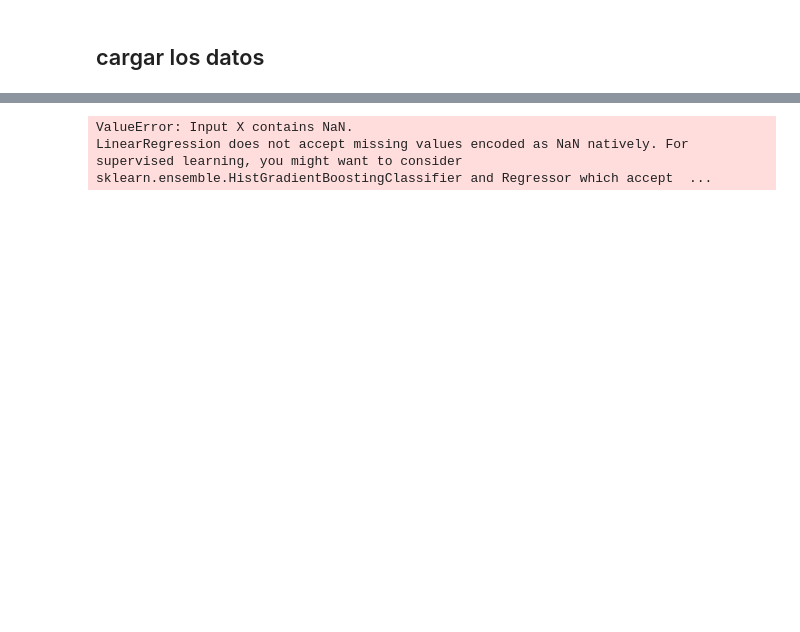
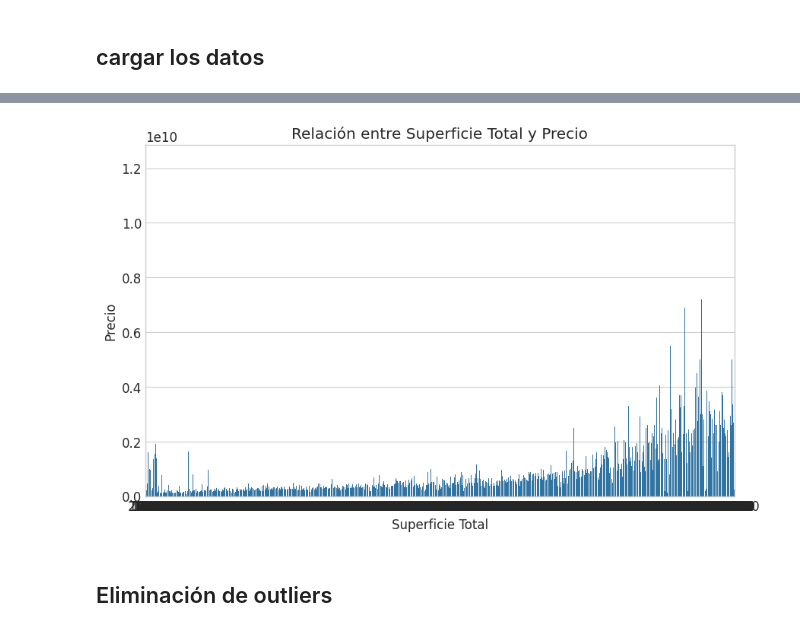
Before and after one commit to andresgonzalezrpo/habidata, a Jupyter notebook: proyecto.ipynb, the cells around one changed output, grey strips where cells are left out. Cells and saved outputs as stored; diff of their text form; code cells hidden in the pictures; blank space fills up the shorter version.

Commit message:
analisis de modelos

```diff
--- a/proyecto.ipynb
+++ b/proyecto.ipynb
@@ -39,3 +60,6 @@ df.head()
 | 2 | Propiedad | 2020-10-07 | 2021-01-19 | 2020-10-07 | 6.129877 | -75.377835 | 3.900000e+08 | VENTA CASA INDEPENDIENTE EN RIONE... | 4 alcobas, 3 baños, estudio, coci... | ... |
 | 3 | Propiedad | 2020-10-07 | 2021-07-23 | 2020-10-07 | 6.344035 | -75.540817 | 3.150000e+08 | Casa Unifamiliar En Conjunto, Bel... | Uno de los sectores de mayor desa... | ... |
 | 4 | Propiedad | 2020-10-07 | 2021-04-21 | 2020-10-07 | 6.177846 | -75.570831 | 1.400000e+09 | Hermosa casa en venta Envigado Be... | Hermosa casa en con dos niveles y... | ... |
+# %%
+data = df.dropna(subset=['created_on', 'price', 'surface_total_final', 'bedrooms_final', 'bathrooms_final', 'l3_final', 'l4_final'])
+data.info()
@@ -60,29 +97,12 @@ plt.show()
-# %%
-from sklearn.linear_model import LinearRegression
-from sklearn.metrics import mean_squared_error
-from sklearn.model_selection import train_test_split
-
-# División de los datos en conjuntos de entrenamiento y prueba
-
-X = df.drop(columns=['price','ad_type','created_on','start_date','end_date','l3_final','l4_final','lat','lon','title',
-                     'description','property_type','operation_type'])
-y = df['price']
-X_train, X_test, y_train, y_test = train_test_split(X, y, test_size=0.2, random_state=42)
-
-# Entrenamiento del modelo
-model = LinearRegression()
-model.fit(X_train, y_train)
-
-# Predicción
-y_pred = model.predict(X_test)
-
-# Evaluación del modelo
-mse = mean_squared_error(y_test, y_pred)
-print(f'Error cuadrático medio: {mse}')
-
-# r^2
-r2=model.score(X_test, y_test)
-print(f'r^2: {r2}')
-# %% [output]
-ValueError: Input X contains NaN.
-LinearRegression does not accept missing values encoded as NaN natively. For supervised learning, you might want to consider sklearn.ensemble.HistGradientBoostingClassifier and Regressor which accept  ...
+# %%
+# Relación entre superficie total y precio
+plt.figure(figsize=(10, 6))
+sns.barplot(x='surface_total_final', y='price', data=data, ci=None)
+plt.title('Relación entre Superficie Total y Precio')
+plt.xlabel('Superficie Total')
+plt.ylabel('Precio')
+plt.savefig('relacion_precio.png', dpi=300, bbox_inches='tight')
+# %% [output]
+[figure, added]
+# %% [markdown]
+## Eliminación de outliers
```
Also changed, not shown: parts of 8 cells of this notebook, 4 other files.
